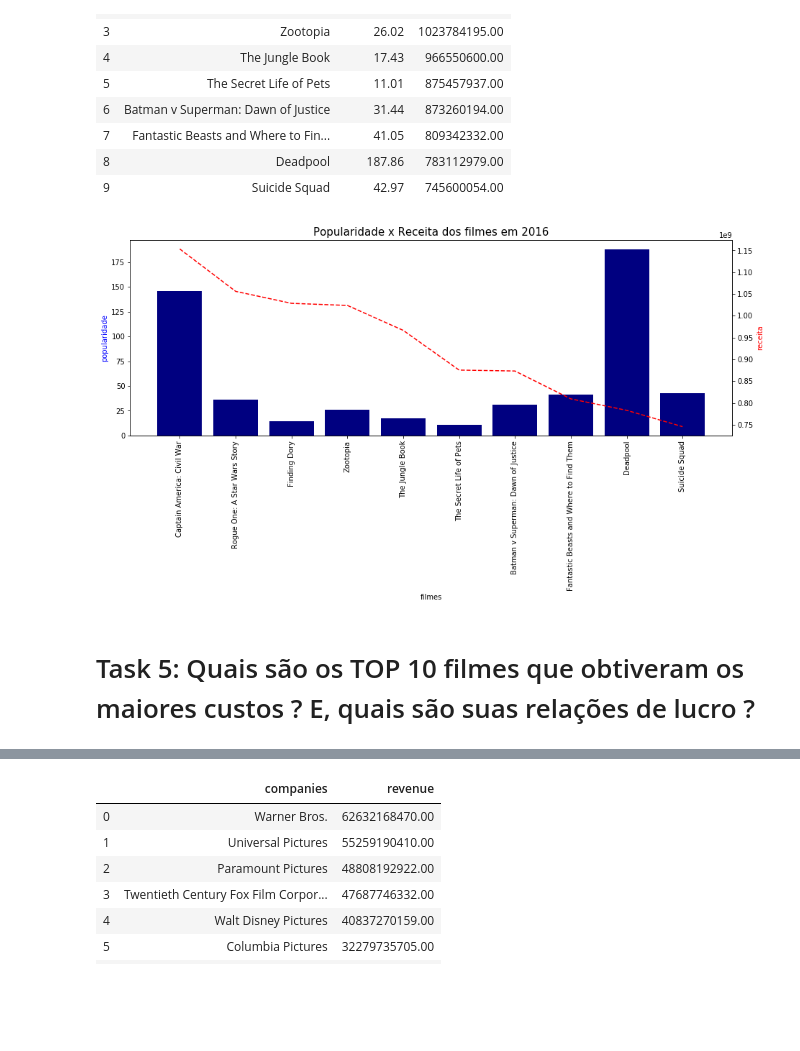
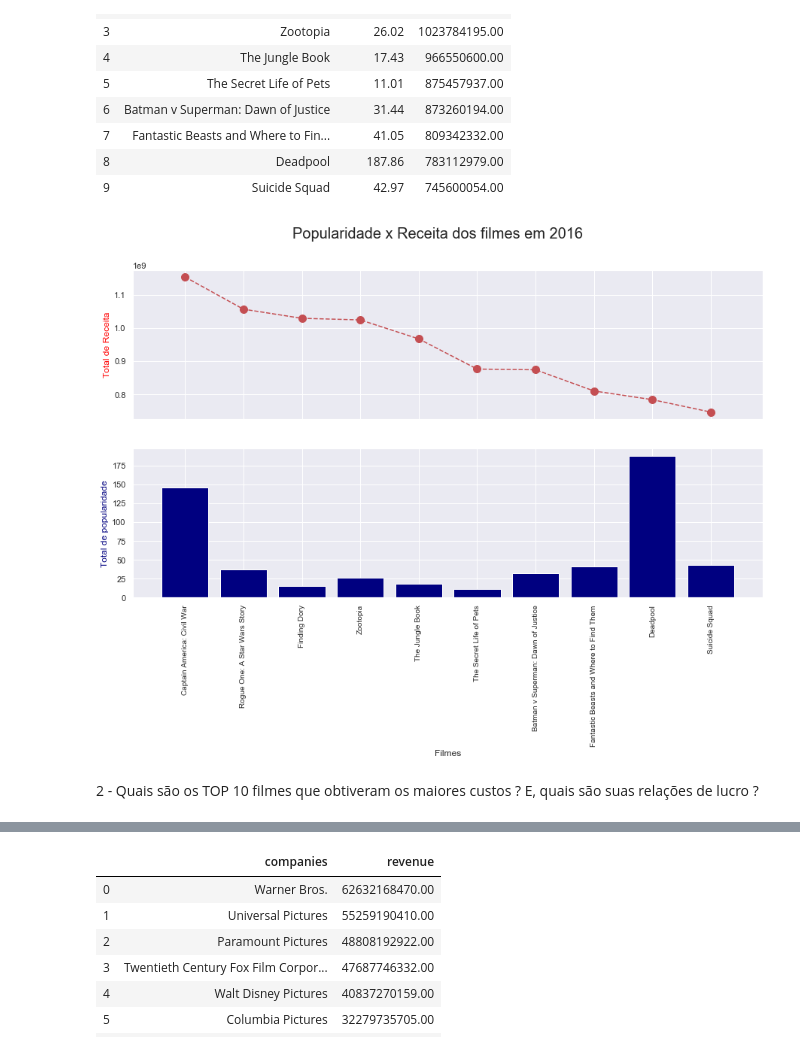
Before and after one commit to Alves-Eduarda/filmes, a Jupyter notebook: Movies.ipynb, the cells around one changed output, grey strips where cells are left out. Drawn from its saved outputs; the diff is of its cells as text; code cells hidden in the pictures; blank space fills up the shorter version.

```diff
--- a/Movies.ipynb
+++ b/Movies.ipynb
@@ -142,0 +63,3 @@ year_count.plot()
+# %%
+# Retirando as colunas
+movie.drop(columns=['imdb_id','video','poster_path','homepage','original_title','overview','tagline'],inplace=True)
@@ -142,0 +103,23 @@ year_count.plot()
+# %%
+# Adicionando a coluna do ano e mês que o filme foi lançado
+def ano(x):
+    return str(x).split('-')[0]
+
+
+def mes(x):
+    if len(str(x)) > 3:
+        return str(x).split('-')[1]
+
+
+# Aplicando as funções
+movie['year'] =  pd.to_datetime(movie['release_date'],errors='coerce').apply(lambda x : ano(x) if x != np.nan else np.nan)
+movie['month'] = pd.to_datetime(movie['release_date'],errors='coerce').apply(lambda x: mes(x))
+
+# mudando o tipo de valor da coluna:
+movie['year'] = movie['year'].astype('int64',errors='ignore')
+movie['month'] = movie['month'].astype('int64',errors='ignore')
+# %%
+#Reorganizando a disposição das colunas
+movie = movie[['title','status','adult','genres','len_genres','belongs_to_collection','production_countries','production_companies',
+              'original_language','spoken_languages','release_date','year','month','budget','revenue', 'popularity','runtime',
+              'vote_average', 'vote_count','id']]
@@ -236,24 +234,23 @@ top10_movies_2016
 | 9 | Suicide Squad | 42.97 | 745600054.00 |
 # %%
 # Gráfico dos filmes
-fig, ax1 = plt.subplots(1,1,figsize=(15,5))
+fig, ax1 = plt.subplots(2,figsize=(15,8),sharex=True)
 
 filmes = [film for film in top10_movies_2016['title'].values]
 
-ax2 = ax1.twinx()
-ax1.bar(filmes,top10_movies_2016['popularity'],color='navy')
-ax2.plot(filmes,top10_movies_2016['revenue'],'r--')
-ax1.set_xticklabels(filmes,rotation='vertical',size=10)
-plt.title('Popularidade x Receita dos filmes em 2016',loc='center',fontsize=15)
-ax1.set_xlabel('filmes')
-ax1.set_ylabel('popularidade', color='blue')
-ax2.set_ylabel('receita', color='red')
+ax1[0].plot(filmes,top10_movies_2016['revenue'],'r--',marker='o',markersize=10)
+fig.suptitle('Popularidade x Receita dos filmes em 2016',fontsize=20)
+ax1[1].bar(filmes,top10_movies_2016['popularity'],color='navy')
+ax1[1].set_xticklabels(filmes,rotation='vertical',size=10)
+ax1[1].set_xlabel('Filmes')
+ax1[1].set_ylabel('Total de popularidade', color='navy')
+ax1[0].set_ylabel('Total de Receita', color='red')
 
 plt.show()
 # %% [output]
-[figure, old version]
+[figure, new version]
 # %% [markdown]
-# Task 5: Quais são os TOP 10 filmes que obtiveram os maiores custos ? E, quais são suas relações de lucro ?
+2 - Quais são os TOP 10 filmes que obtiveram os maiores custos ? E, quais são suas relações de lucro ?
 # %%
 # Retirando as duplicatas
 Top10_custos = movie.drop_duplicates(subset=['title'],keep="last")
```
Also changed, not shown: parts of 93 cells of this notebook.
